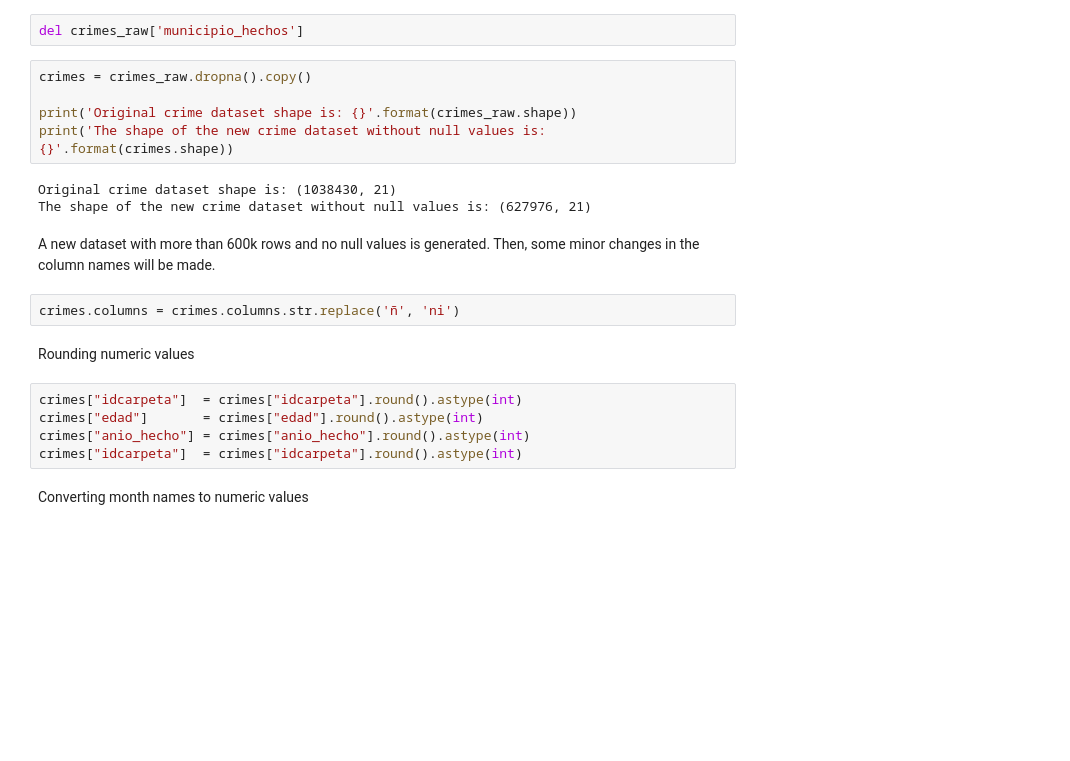
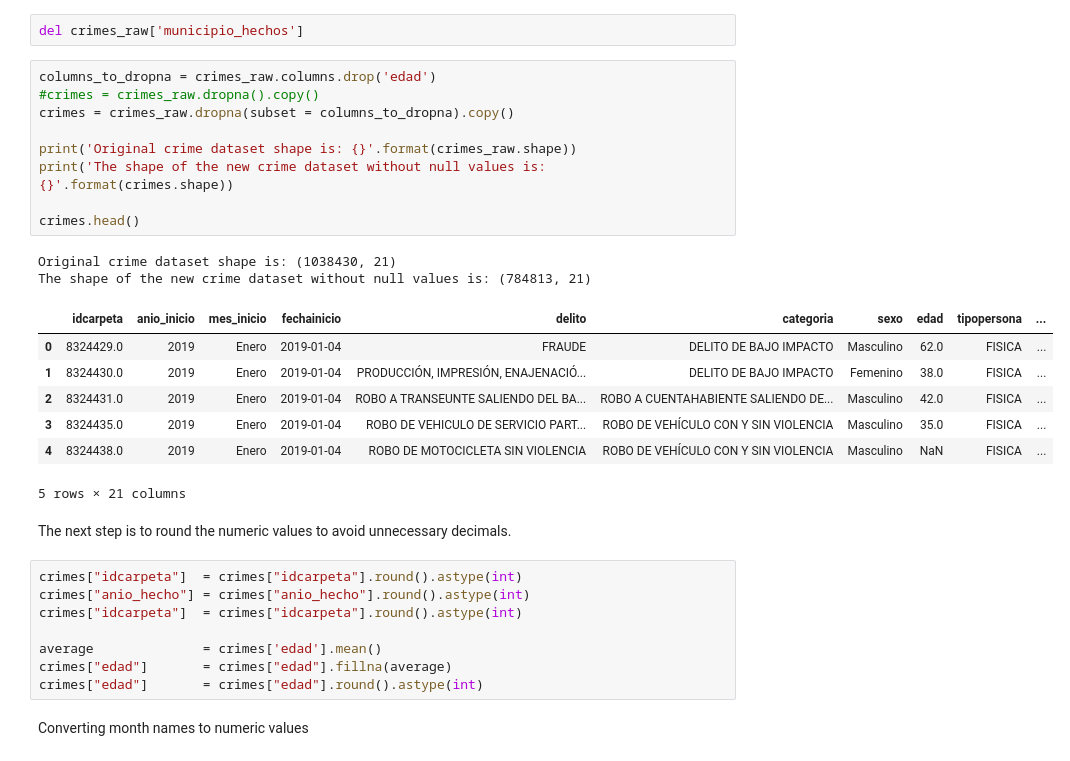
Before and after one commit to marcocasillas91/sdc-security, a Jupyter notebook: notebooks/1_first_datalake.ipynb, the cells around one changed output. Drawn from its saved outputs; the diff is of its cells as text; blank space fills up the shorter version.

```diff
--- a/notebooks/1_first_datalake.ipynb
+++ b/notebooks/1_first_datalake.ipynb
@@ -72,24 +75,34 @@ Almost every value in column *municipio_hechos* is null, so this column will be
 # %%
 del crimes_raw['municipio_hechos']
 # %%
-crimes = crimes_raw.dropna().copy()
+columns_to_dropna = crimes_raw.columns.drop('edad')
+#crimes = crimes_raw.dropna().copy()
+crimes = crimes_raw.dropna(subset = columns_to_dropna).copy()
 
 print('Original crime dataset shape is: {}'.format(crimes_raw.shape))
 print('The shape of the new crime dataset without null values is: {}'.format(crimes.shape))
+
+crimes.head()
 # %% [output]
 Original crime dataset shape is: (1038430, 21)
-The shape of the new crime dataset without null values is: (627976, 21)
+The shape of the new crime dataset without null values is: (784813, 21)
+|  | idcarpeta | anio_inicio | mes_inicio | fechainicio | delito | categoria | sexo | edad | tipopersona | ... |
+| 0 | 8324429.0 | 2019 | Enero | 2019-01-04 | FRAUDE | DELITO DE BAJO IMPACTO | Masculino | 62.0 | FISICA | ... |
+| 1 | 8324430.0 | 2019 | Enero | 2019-01-04 | PRODUCCIÓN, IMPRESIÓN, ENAJENACIÓ... | DELITO DE BAJO IMPACTO | Femenino | 38.0 | FISICA | ... |
+| 2 | 8324431.0 | 2019 | Enero | 2019-01-04 | ROBO A TRANSEUNTE SALIENDO DEL BA... | ROBO A CUENTAHABIENTE SALIENDO DE... | Masculino | 42.0 | FISICA | ... |
+| 3 | 8324435.0 | 2019 | Enero | 2019-01-04 | ROBO DE VEHICULO DE SERVICIO PART... | ROBO DE VEHÍCULO CON Y SIN VIOLENCIA | Masculino | 35.0 | FISICA | ... |
+| 4 | 8324438.0 | 2019 | Enero | 2019-01-04 | ROBO DE MOTOCICLETA SIN VIOLENCIA | ROBO DE VEHÍCULO CON Y SIN VIOLENCIA | Masculino | NaN | FISICA | ... |
+5 rows × 21 columns
 # %% [markdown]
-A new dataset with more than 600k rows and no null values is generated. Then, some minor changes in the column names will be made.
+The next step is to round the numeric values to avoid unnecessary decimals.
-# %%
-crimes.columns = crimes.columns.str.replace('ñ', 'ni')
-# %% [markdown]
-Rounding numeric values
 # %%
 crimes["idcarpeta"]  = crimes["idcarpeta"].round().astype(int)
-crimes["edad"]       = crimes["edad"].round().astype(int)
 crimes["anio_hecho"] = crimes["anio_hecho"].round().astype(int)
 crimes["idcarpeta"]  = crimes["idcarpeta"].round().astype(int)
+
+average              = crimes['edad'].mean()
+crimes["edad"]       = crimes["edad"].fillna(average)
+crimes["edad"]       = crimes["edad"].round().astype(int)
 # %% [markdown]
 Converting month names to numeric values
 # %%
```
Also changed, not shown: parts of 27 cells of this notebook.
